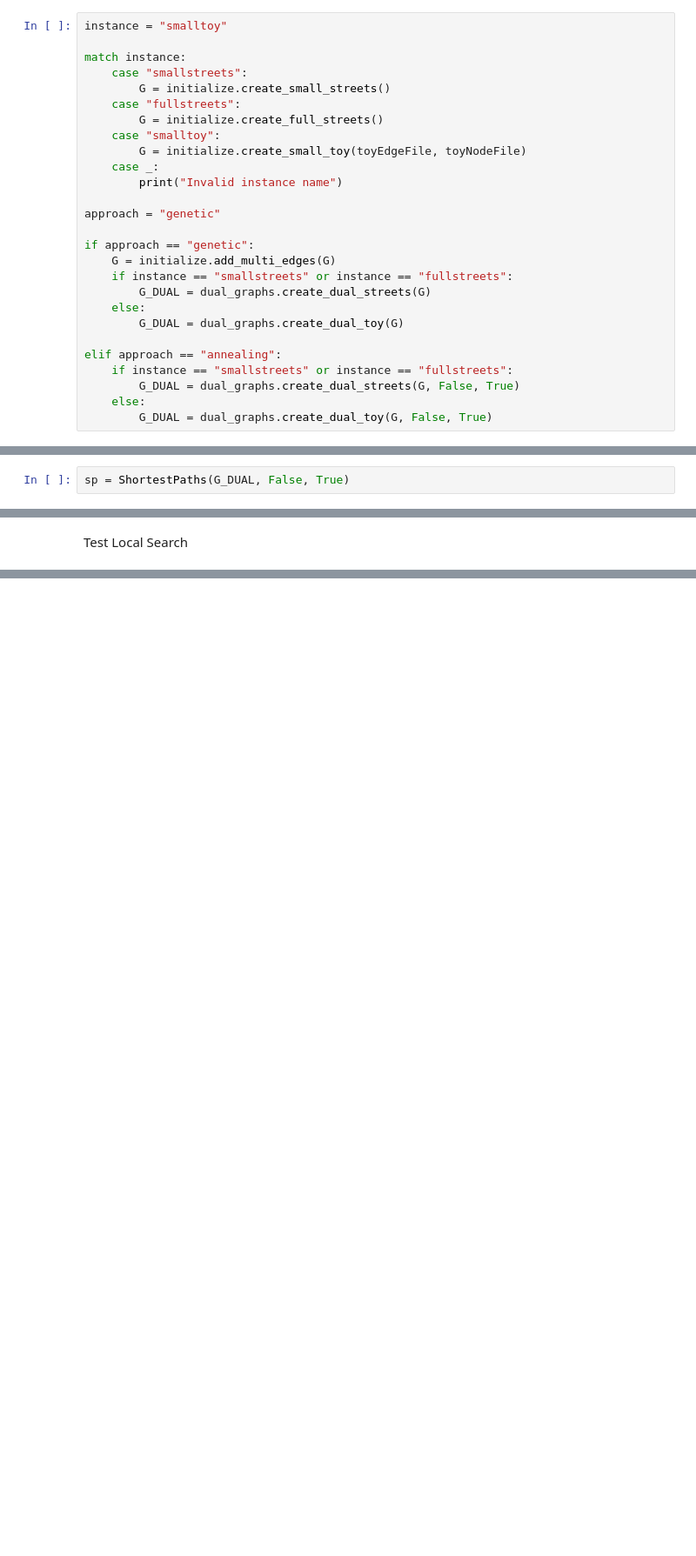
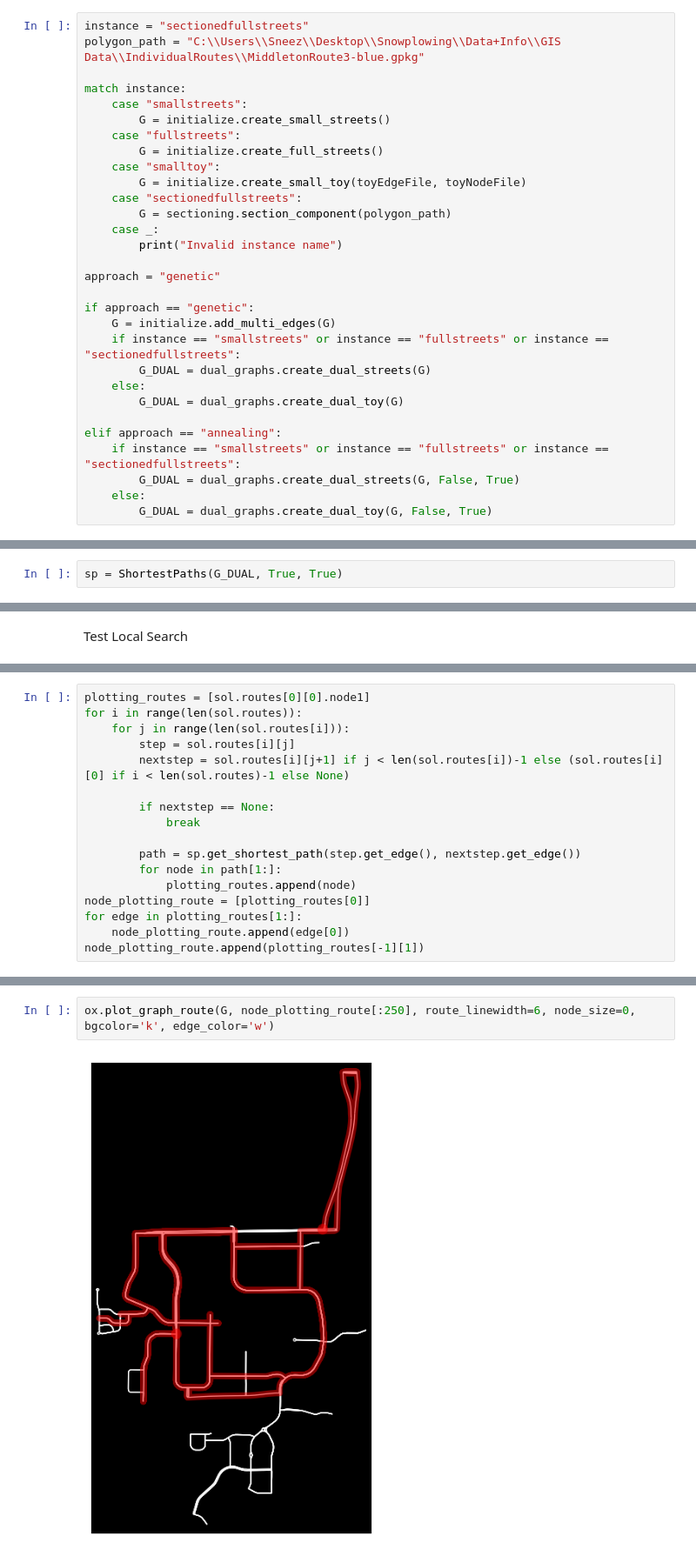
Before and after one commit to Ian1528/Snowplow-Routing-Middleton, a Jupyter notebook: Snowplow-Routing-Middleton/testing.ipynb, the cells around one changed output, grey strips where cells are left out. Shown at 87% size. Saved outputs shown, nothing was run; the diff lists cells and outputs as text; blank space fills up the shorter version.

```diff
--- a/Snowplow-Routing-Middleton/testing.ipynb
+++ b/Snowplow-Routing-Middleton/testing.ipynb
@@ -27,7 +29,8 @@ For reloading user modules
 toyEdgeFile = "C:\\Users\\Sneez\\Desktop\\Snowplowing\\Snowplow-Routing-Middleton\\Snowplow-Routing-Middleton\\graph_data\\edges.csv"
 toyNodeFile = "C:\\Users\\Sneez\\Desktop\\Snowplowing\\Snowplow-Routing-Middleton\\Snowplow-Routing-Middleton\\graph_data\\nodes.csv"
 # %%
-instance = "smalltoy"
+instance = "sectionedfullstreets"
+polygon_path = "C:\\Users\\Sneez\\Desktop\\Snowplowing\\Data+Info\\GIS Data\\IndividualRoutes\\MiddletonRoute3-blue.gpkg"
 
 match instance:
     case "smallstreets":
@@ -36,6 +39,8 @@ match instance:
         G = initialize.create_full_streets()
     case "smalltoy":
         G = initialize.create_small_toy(toyEdgeFile, toyNodeFile)
+    case "sectionedfullstreets":
+        G = sectioning.section_component(polygon_path)
     case _:
         print("Invalid instance name")
 
@@ -43,13 +48,13 @@ approach = "genetic"
 
 if approach == "genetic":
     G = initialize.add_multi_edges(G)
-    if instance == "smallstreets" or instance == "fullstreets":
+    if instance == "smallstreets" or instance == "fullstreets" or instance == "sectionedfullstreets":
         G_DUAL = dual_graphs.create_dual_streets(G)
     else:
         G_DUAL = dual_graphs.create_dual_toy(G)
 
 elif approach == "annealing":
-    if instance == "smallstreets" or instance == "fullstreets":
+    if instance == "smallstreets" or instance == "fullstreets" or instance == "sectionedfullstreets":
         G_DUAL = dual_graphs.create_dual_streets(G, False, True)
     else:
         G_DUAL = dual_graphs.create_dual_toy(G, False, True)
@@ -60,5 +67,5 @@ MultiDiGraph with 15 nodes and 50 edges
 # %%
-sp = ShortestPaths(G_DUAL, False, True)
+sp = ShortestPaths(G_DUAL, True, True)
 # %%
 construction.process_node(G, 0, 1)
 # %% [output]
@@ -269,0 +254,17 @@ KeyboardInterrupt:
+# %%
+plotting_routes = [sol.routes[0][0].node1]
+for i in range(len(sol.routes)):
+    for j in range(len(sol.routes[i])):
+        step = sol.routes[i][j]
+        nextstep = sol.routes[i][j+1] if j < len(sol.routes[i])-1 else (sol.routes[i][0] if i < len(sol.routes)-1 else None)
+
+        if nextstep == None:
+            break
+
+        path = sp.get_shortest_path(step.get_edge(), nextstep.get_edge())
+        for node in path[1:]:
+            plotting_routes.append(node)
+node_plotting_route = [plotting_routes[0]]
+for edge in plotting_routes[1:]:
+    node_plotting_route.append(edge[0])
+node_plotting_route.append(plotting_routes[-1][1])
@@ -269,0 +283,4 @@ KeyboardInterrupt:
+# %%
+ox.plot_graph_route(G, node_plotting_route[:250], route_linewidth=6, node_size=0, bgcolor='k', edge_color='w')
+# %% [output]
+[figure, added]
```
Also changed, not shown: parts of 15 cells of this notebook, 8 other files.
